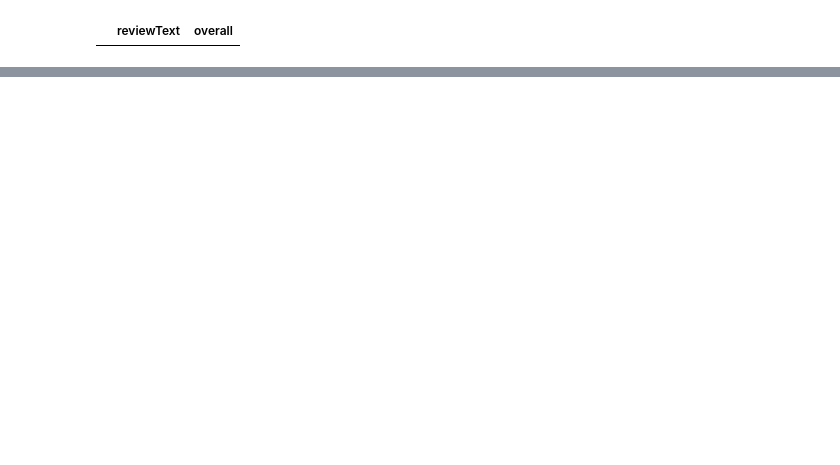
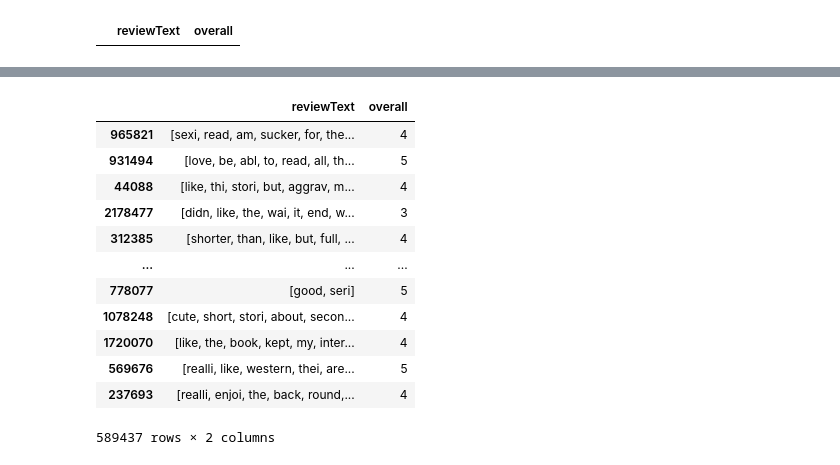
Before and after one commit to Luqman240/review-guesser, a Jupyter notebook: src/data_preprocessing.ipynb, the cells around one changed output, grey strips where cells are left out. Drawn from its saved outputs; the diff is of its cells as text; code cells hidden in the pictures; blank space fills up the shorter version.

Commit message:
Word2Vec Method

```diff
--- a/src/data_preprocessing.ipynb
+++ b/src/data_preprocessing.ipynb
@@ -146,0 +121,6 @@ Counter({5: 559925, 4: 199963, 3: 74779, 2: 23895, 1: 21196})
+# %%
+from gensim.parsing.porter import PorterStemmer
+ps = PorterStemmer()
+# %%
+dataset["reviewText"] = [[ps.stem(word) for word in review_array] for review_array in dataset["reviewText"]]
+dataset["reviewText"].head()
@@ -146,0 +134,4 @@ Counter({5: 559925, 4: 199963, 3: 74779, 2: 23895, 1: 21196})
+# %%
+from sklearn.model_selection import train_test_split
+
+X_train, X_test, y_train, y_test = train_test_split(dataset["reviewText"], dataset["overall"], test_size=0.33, random_state=50)
@@ -146,0 +153,19 @@ Counter({5: 559925, 4: 199963, 3: 74779, 2: 23895, 1: 21196})
+# %%
+train_set = pd.concat([X_train, y_train], axis=1)
+test_set = pd.concat([X_test, y_test], axis=1)
+# %%
+train_set
+# %% [output]
+|  | reviewText | overall |
+| 965821 | [sexi, read, am, sucker, for, the... | 4 |
+| 931494 | [love, be, abl, to, read, all, th... | 5 |
+| 44088 | [like, thi, stori, but, aggrav, m... | 4 |
+| 2178477 | [didn, like, the, wai, it, end, w... | 3 |
+| 312385 | [shorter, than, like, but, full, ... | 4 |
+| ... | ... | ... |
+| 778077 | [good, seri] | 5 |
+| 1078248 | [cute, short, stori, about, secon... | 4 |
+| 1720070 | [like, the, book, kept, my, inter... | 4 |
+| 569676 | [realli, like, western, thei, are... | 5 |
+| 237693 | [realli, enjoi, the, back, round,... | 4 |
+589437 rows × 2 columns
```
Also changed, not shown: parts of 18 cells of this notebook.
